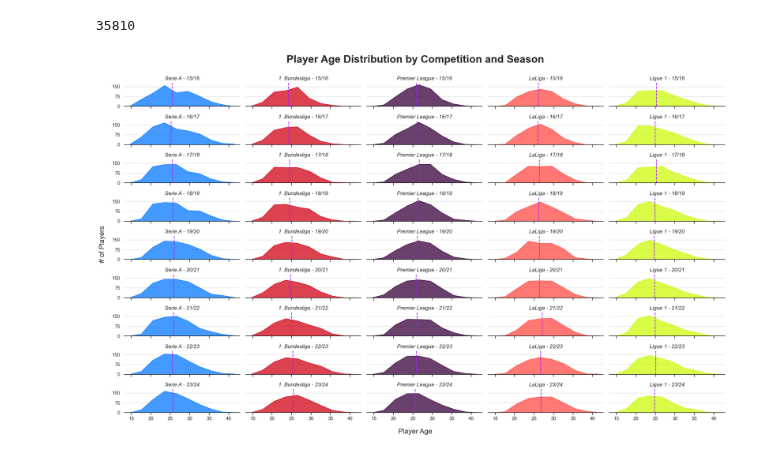
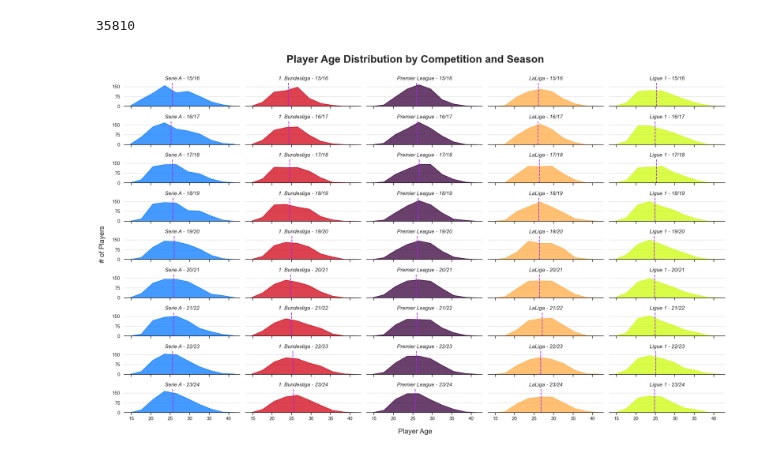
Before and after one commit to underscoreazard/value-of-jersey-number, a Jupyter notebook: notebooks/eda.ipynb, the cells around one changed output. Saved outputs shown, nothing was run; the diff lists cells and outputs as text; code cells hidden in the pictures.

```diff
--- a/notebooks/eda.ipynb
+++ b/notebooks/eda.ipynb
@@ -589,6 +591,15 @@ plt.title('Correlation Matrix')
 plt.show()
 # %% [output]
 [figure]
+# %%
+# Create a dictionary for the competition color mappings
+competition_colors = {
+    'Premier League': '#38003c',
+    'LaLiga': '#ffab44',
+    'Serie A': '#0578FF',
+    '1. Bundesliga': '#D10214',
+    'Ligue 1': '#CDFB0A'
+}
 # %% [markdown]
 #### Player Age Analysis
 1. What is the distribution of `date_of_birth` in general, and then broken down by season & competition
@@ -647,15 +658,6 @@ print(len(clean_eda_players_df.drop_duplicates(
 35810
 # %%
 sns.set_theme(style="white", palette="muted", rc={'xtick.bottom': True})
-
-# Create a dictionary for the competition color mappings
-competition_colors = {
-    'Premier League': '#38003c',
-    'LaLiga': '#FF4B44',
-    'Serie A': '#0578FF',
-    '1. Bundesliga': '#D10214',
-    'Ligue 1': '#CDFB0A'
-}
 
 # Filter out 'Out of Top 5' from the dataset
 age_dist_viz_df = clean_eda_players_df.drop_duplicates(subset=['season', 'competition_id', 'club_id', 'player_id'],
@@ -685,34 +687,34 @@ for i, season in enumerate(seasons):
         # Plot the histogram for 'age_when_assessed' with custom color and bin size of 3
         sns.histplot(season_competition_data['age_when_assessed'], ax=ax, kde=False,
                      bins=range(min_age - 3, max_age + 3, 3),
                      element="poly",
                      color=competition_colors.get(competition, '#000000'))
 
         mean_age = season_competition_data['age_when_assessed'].mean()
         ax.axvline(mean_age, color='#ab20fd', linestyle='--', label=f'Mean: {mean_age:.2f}')
 
         # Set the title and labels
         ax.set_yticks([0, 75, 150])
         ax.set_title(f"{competition} - {season}", fontstyle='italic')
         ax.set_xlabel(' ')
         ax.set_ylabel(' ')
 
         # Remove all spines except the bottom one (i.e., the left, right, and top spines)
         ax.spines['top'].set_visible(False)
         ax.spines['right'].set_visible(False)
         ax.spines['left'].set_visible(False)
 
         # Add horizontal gridlines for the y-ticks with low alpha for readability
         ax.grid(axis='y', linestyle='-', color='grey', alpha=0.25)
 
 # Adjust layout for better readability
 fig.suptitle('Player Age Distribution by Competition and Season', fontsize=24, y=1, weight='bold')
 fig.text(0.5, -0.001, 'Player Age', ha='center', fontsize=16)
 fig.text(-0.001, 0.5, '# of Players', va='center', rotation='vertical', fontsize=16)
 plt.tight_layout()
 plt.show()
 # %% [output]
-[figure, old version]
+[figure, new version]
 # %% [markdown]
 **How to Interpret:** Showing the distribution of players' ages (at the start of the season) by competition & season. Purple dashed-line indicates mean age for that competition & season pair.
 
```
Also changed, not shown: parts of 11 cells of this notebook, 1 other file.
